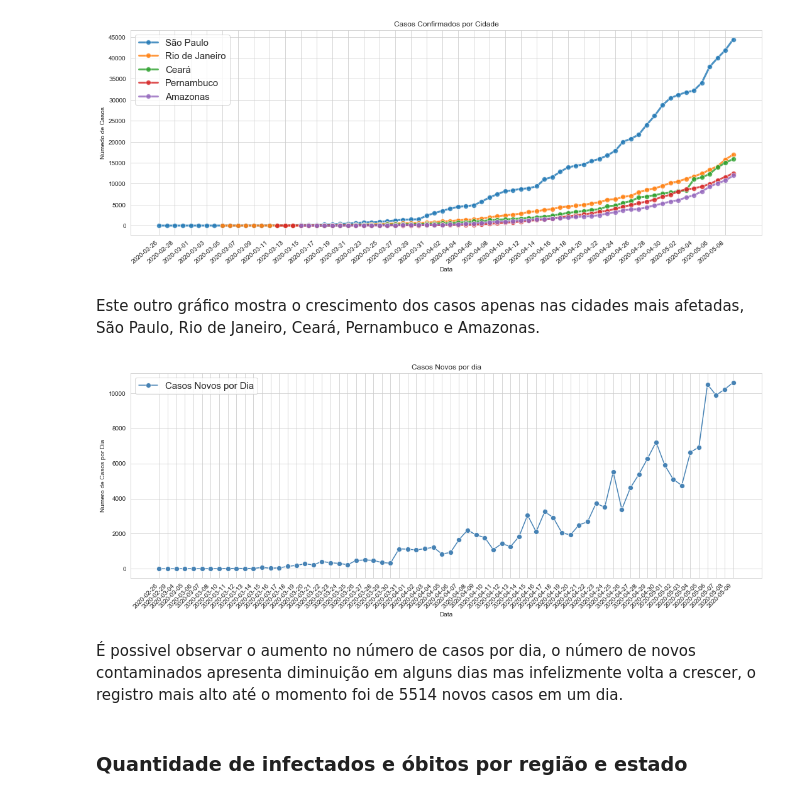
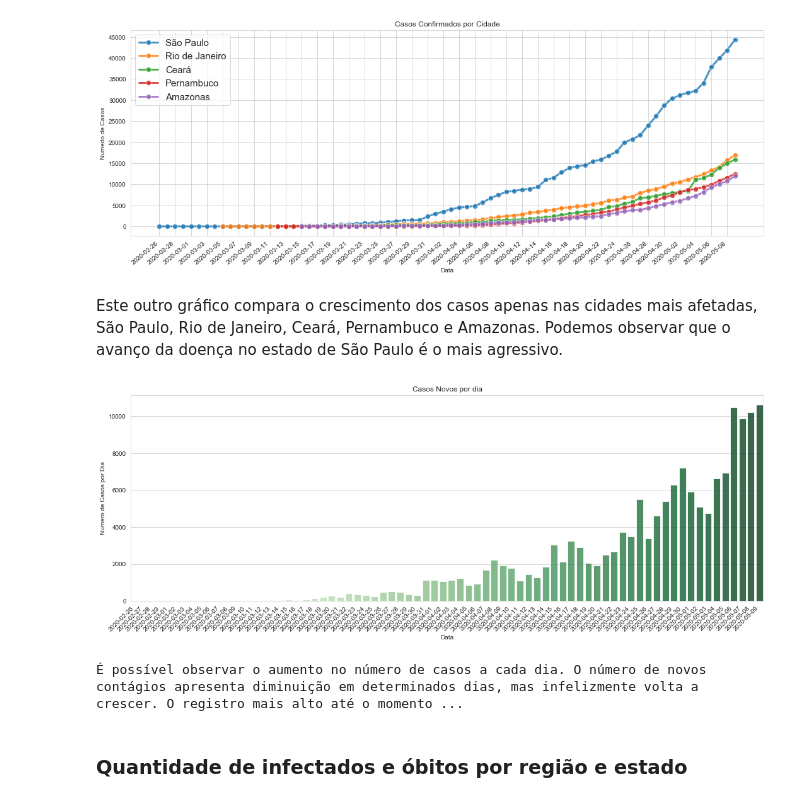
Before and after one commit to Rafaelcerq28/Analise_Covid-19, a Jupyter notebook: Análise da COVID-19 no Brasil.ipynb, the cells around one changed output. Saved outputs shown, nothing was run; the diff lists cells and outputs as text; code cells hidden in the pictures.

```diff
--- a/Análise da COVID-19 no Brasil.ipynb
+++ b/Análise da COVID-19 no Brasil.ipynb
@@ -106,3 +108,23 @@ df_por_data.head()
 | 2 | 2020-02-01 | 0 | 0 | 0 | 0 |
 | 3 | 2020-02-02 | 0 | 0 | 0 | 0 |
 | 4 | 2020-02-03 | 0 | 0 | 0 | 0 |
+# %%
+#Aumento percentual por dia
+def perc(coluna):
+    lista_percents = []
+    for i in range(coluna.shape[0]):
+        if i == 0:
+            lista_percents.append(0)
+        elif coluna[i] == 1 and coluna[i-1] == 0:
+            lista_percents.append(100.00)
+        else:
+            if coluna[i] == 0 and coluna[i-1] == 0:
+                lista_percents.append(0)
+            else:
+                diferenca = coluna[i] - coluna[i-1]
+                lista_percents.append(round((diferenca / coluna[i-1]) * 100,2))
+    return pd.Series(lista_percents)
+# %%
+#Criando a coluna acresDiaAnterior
+df_por_data['aumentoPercent'] = perc(df_por_data['casosAcumulados'])
+df_por_data.tail(1)
@@ -216,33 +245,28 @@ plt.show()
 # %% [output]
 [figure]
 # %% [markdown]
-Este outro gráfico mostra o crescimento dos casos apenas nas cidades mais afetadas, São Paulo, Rio de Janeiro, Ceará, Pernambuco e Amazonas.
+Este outro gráfico compara o crescimento dos casos apenas nas cidades mais afetadas, São Paulo, Rio de Janeiro, Ceará, Pernambuco e Amazonas. Podemos observar que o avanço da doença no estado de São Paulo é o mais agressivo.
 # %%
-#TESTE DE IMPRESSÃO DO GRAFICO (Casos Novos por dia)
-
 #Ajusta o tamanho do gráfico
 plt.figure(figsize=(18,6))
-#Cria um gráfico de linhas
-sns.lineplot(x='data',y=df_por_data[df_por_data['casosNovos'] >= 1]['casosNovos'],data=df_por_data,marker='o',
-             markersize=8,color='#4682B4',label='Casos Novos por Dia')
+#Cria um gráfico de barras
+sns.barplot(x=df_por_data[df_por_data['data'] >= '2020-02-26']['data'],y=df_por_data[df_por_data['casosNovos'] >= 1]['casosNovos'],
+            data=df_por_data,palette='Greens',alpha=0.8)
 
 #Inclina a escala
 plt.xticks(rotation=45, horizontalalignment='right')
+
 #Insere o título e a descrição de X e Y
 plt.title('Casos Novos por dia')
 plt.ylabel('Numero de Casos por Dia')
 plt.xlabel('Data')
 
-#Aumenta tamanho da legenda
-plt.rcParams['legend.fontsize'] = 15
-#Imprime a legenda
-plt.legend()
+plt.show()
 
-plt.show()
+print('É possível observar o aumento no número de casos a cada dia. O número de novos contágios apresenta diminuição em determinados dias, mas infelizmente volta a crescer. O registro mais alto até o momento foi de {a} novos casos em um dia.'.format(a=df_por_data['casosNovos'].max()))
 # %% [output]
-[figure, old version]
+[figure, new version]
+É possível observar o aumento no número de casos a cada dia. O número de novos contágios apresenta diminuição em determinados dias, mas infelizmente volta a crescer. O registro mais alto até o momento ...
-# %% [markdown]
-É possivel observar o aumento no número de casos por dia, o número de novos contaminados apresenta diminuição em alguns dias mas infelizmente volta a crescer, o registro mais alto até o momento foi de 5514 novos casos em um dia.
 # %% [markdown]
 ### Quantidade de infectados e óbitos por região e estado
 # %%
```
Also changed, not shown: parts of 21 cells of this notebook.
